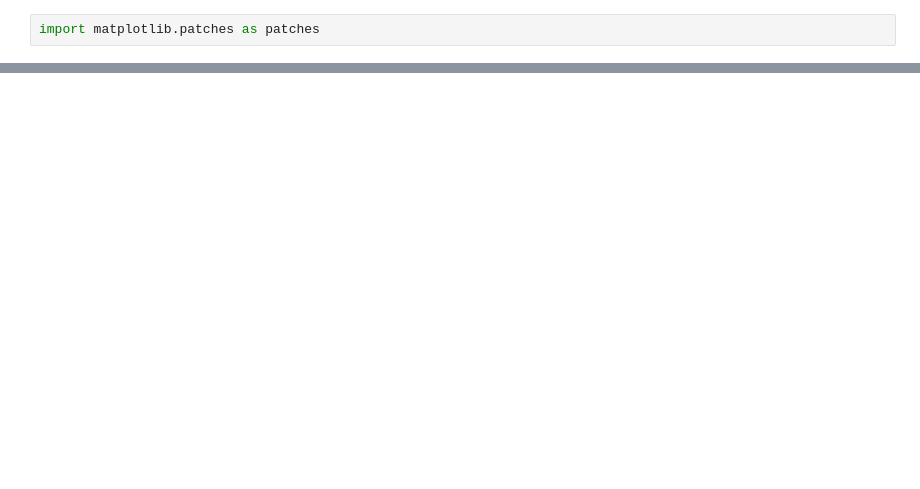
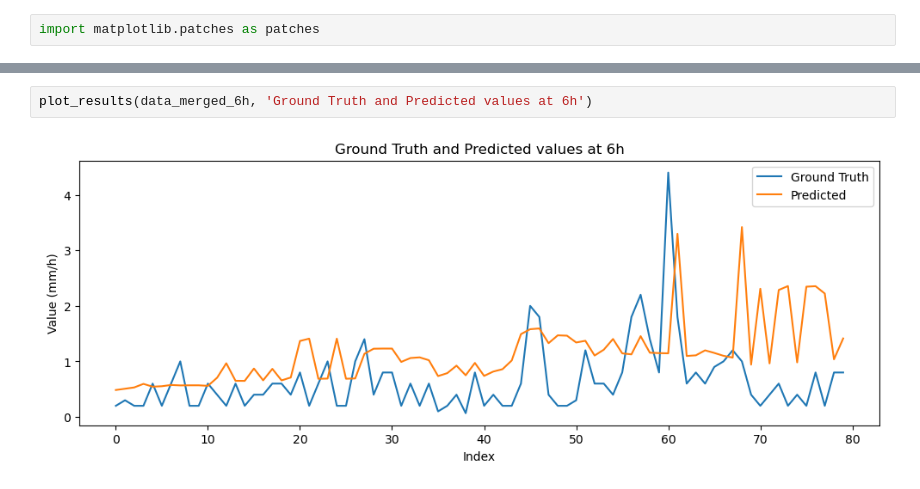
Before and after one commit to lxbach10012004/AI-rainfall-forecast, a Jupyter notebook: Result and Map.ipynb, the cells around one changed output, grey strips where cells are left out. Cells and saved outputs as stored; diff of their text form; blank space fills up the shorter version.

```diff
--- a/Result and Map.ipynb
+++ b/Result and Map.ipynb
@@ -816,0 +215,4 @@ Hà Tĩnh:
+# %%
+plot_results(data_merged_6h, 'Ground Truth and Predicted values at 6h')
+# %% [output]
+[figure, added]
```
Also changed, not shown: parts of 46 cells of this notebook, 1 other file.
